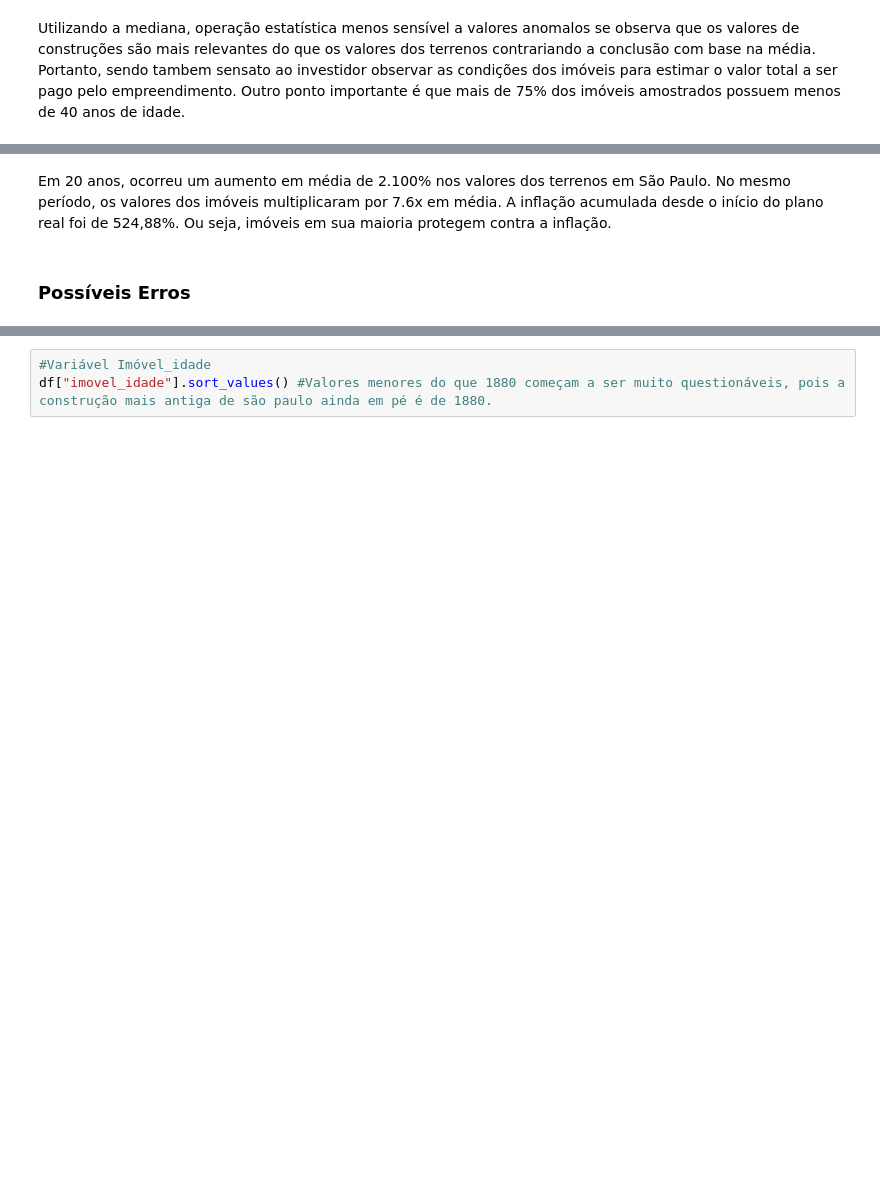
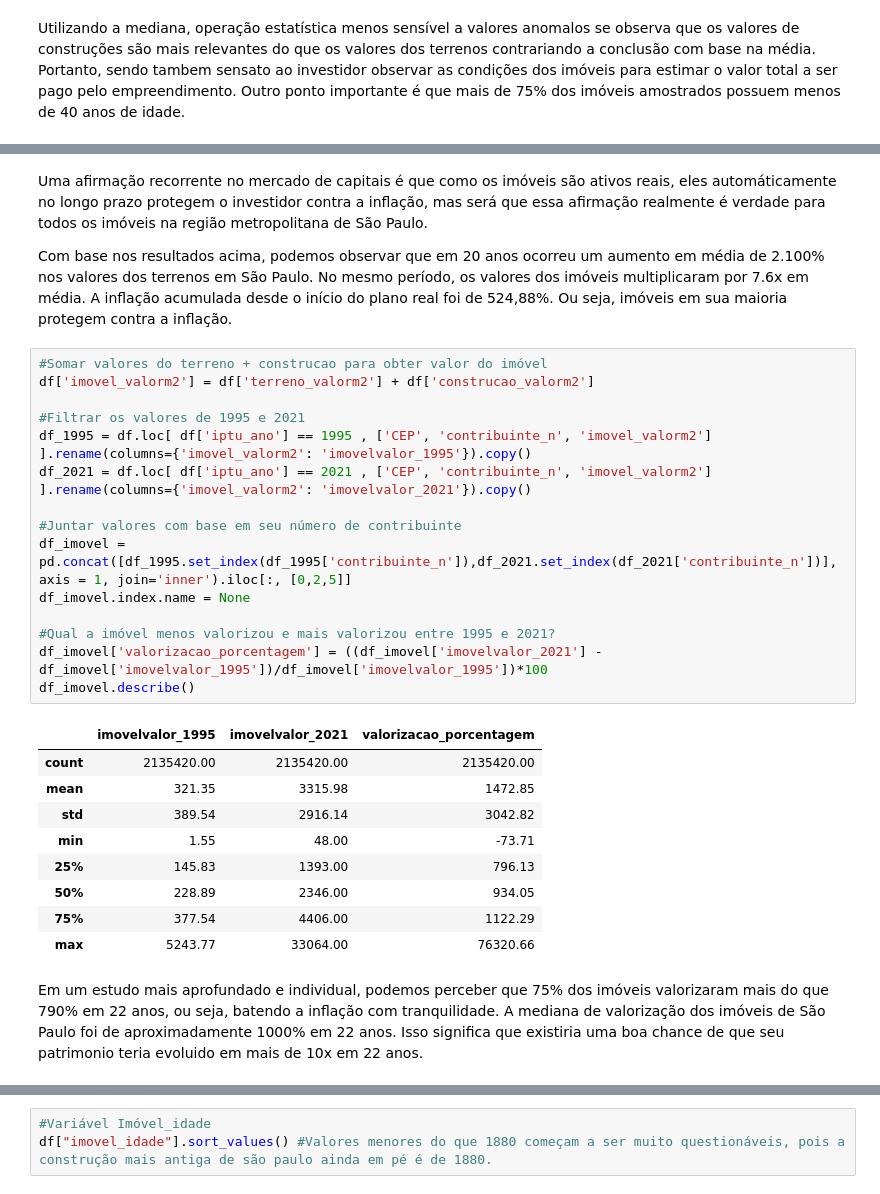
Before and after one commit to fregonalab/Valor_Patrimonial, a Jupyter notebook: data_understanding.ipynb, the cells around one changed output, grey strips where cells are left out. Saved outputs shown, nothing was run; the diff lists cells and outputs as text; blank space fills up the shorter version.

```diff
--- a/data_understanding.ipynb
+++ b/data_understanding.ipynb
@@ -102,4 +137,31 @@ print(df.groupby('iptu_ano').median())
 # %% [markdown]
-Em 20 anos, ocorreu um aumento em média de 2.100% nos valores dos terrenos em São Paulo. No mesmo período, os valores dos imóveis multiplicaram por 7.6x em média. A inflação acumulada desde o início do plano real foi de 524,88%. Ou seja, imóveis em sua maioria protegem contra a inflação.
+Uma afirmação recorrente no mercado de capitais é que como os imóveis são ativos reais, eles automáticamente no longo prazo protegem o investidor contra a inflação, mas será que essa afirmação realmente é verdade para todos os imóveis na região metropolitana de São Paulo.
+
+Com base nos resultados acima, podemos observar que em 20 anos ocorreu um aumento em média de 2.100% nos valores dos terrenos em São Paulo. No mesmo período, os valores dos imóveis multiplicaram por 7.6x em média. A inflação acumulada desde o início do plano real foi de 524,88%. Ou seja, imóveis em sua maioria protegem contra a inflação.
-# %% [markdown]
-### Possíveis Erros
+# %%
+#Somar valores do terreno + construcao para obter valor do imóvel
+df['imovel_valorm2'] = df['terreno_valorm2'] + df['construcao_valorm2']
+
+#Filtrar os valores de 1995 e 2021
+df_1995 = df.loc[ df['iptu_ano'] == 1995 , ['CEP', 'contribuinte_n', 'imovel_valorm2'] ].rename(columns={'imovel_valorm2': 'imovelvalor_1995'}).copy()
+df_2021 = df.loc[ df['iptu_ano'] == 2021 , ['CEP', 'contribuinte_n', 'imovel_valorm2'] ].rename(columns={'imovel_valorm2': 'imovelvalor_2021'}).copy()
+
+#Juntar valores com base em seu número de contribuinte
+df_imovel = pd.concat([df_1995.set_index(df_1995['contribuinte_n']),df_2021.set_index(df_2021['contribuinte_n'])], axis = 1, join='inner').iloc[:, [0,2,5]]
+df_imovel.index.name = None
+
+#Qual a imóvel menos valorizou e mais valorizou entre 1995 e 2021?
+df_imovel['valorizacao_porcentagem'] = ((df_imovel['imovelvalor_2021'] - df_imovel['imovelvalor_1995'])/df_imovel['imovelvalor_1995'])*100
+df_imovel.describe()
+# %% [output]
+|  | imovelvalor_1995 | imovelvalor_2021 | valorizacao_porcentagem |
+| count | 2135420.00 | 2135420.00 | 2135420.00 |
+| mean | 321.35 | 3315.98 | 1472.85 |
+| std | 389.54 | 2916.14 | 3042.82 |
+| min | 1.55 | 48.00 | -73.71 |
+| 25% | 145.83 | 1393.00 | 796.13 |
+| 50% | 228.89 | 2346.00 | 934.05 |
+| 75% | 377.54 | 4406.00 | 1122.29 |
+| max | 5243.77 | 33064.00 | 76320.66 |
+# %% [markdown]
+Em um estudo mais aprofundado e individual, podemos perceber que 75% dos imóveis valorizaram mais do que 790% em 22 anos, ou seja, batendo a inflação com tranquilidade. A mediana de valorização dos imóveis de São Paulo foi de aproximadamente 1000% em 22 anos. Isso significa que existiria uma boa chance de que seu patrimonio teria evoluido em mais de 10x em 22 anos.
```
Also changed, not shown: parts of 14 cells of this notebook.
